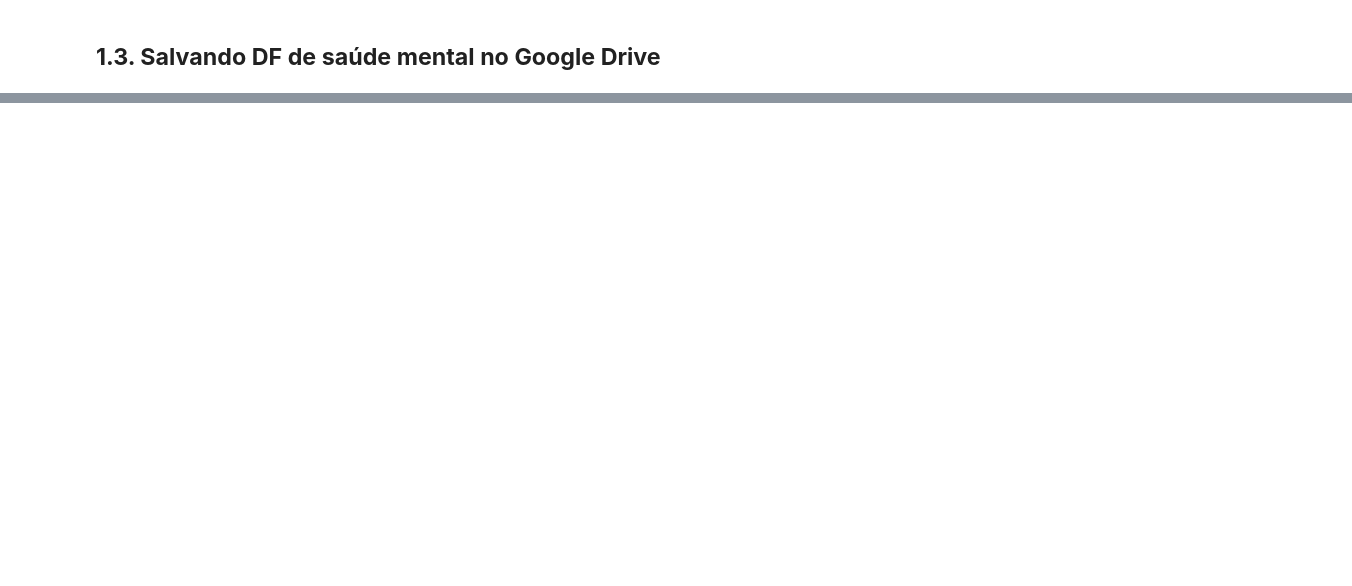
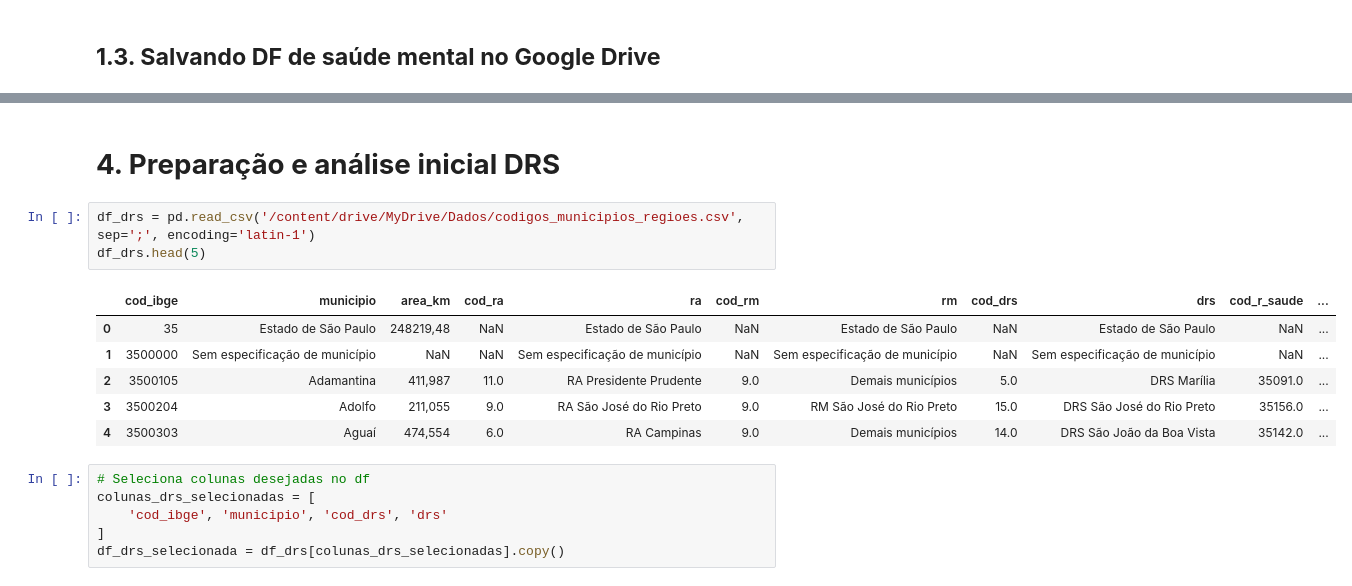
Before and after one commit to tinemyumi/saude-mental-datasus, a Jupyter notebook: notebooks/3.tratamento_dados_sihsus.ipynb, the cells around one changed output, grey strips where cells are left out. Cells and saved outputs as stored; diff of their text form; blank space fills up the shorter version.

```diff
--- a/notebooks/3.tratamento_dados_sihsus.ipynb
+++ b/notebooks/3.tratamento_dados_sihsus.ipynb
@@ -535,0 +577,18 @@ df_sp.to_csv('/content/drive/MyDrive/Dataframes/df_sih_sus_tratado/populacao_sp'
+# %% [markdown]
+# **4. Preparação e análise inicial DRS**
+# %%
+df_drs = pd.read_csv('/content/drive/MyDrive/Dados/codigos_municipios_regioes.csv', sep=';', encoding='latin-1')
+df_drs.head(5)
+# %% [output]
+|  | cod_ibge | municipio | area_km | cod_ra | ra | cod_rm | rm | cod_drs | drs | cod_r_saude | ... |
+| 0 | 35 | Estado de São Paulo | 248219,48 | NaN | Estado de São Paulo | NaN | Estado de São Paulo | NaN | Estado de São Paulo | NaN | ... |
+| 1 | 3500000 | Sem especificação de município | NaN | NaN | Sem especificação de município | NaN | Sem especificação de município | NaN | Sem especificação de município | NaN | ... |
+| 2 | 3500105 | Adamantina | 411,987 | 11.0 | RA Presidente Prudente | 9.0 | Demais municípios | 5.0 | DRS Marília | 35091.0 | ... |
+| 3 | 3500204 | Adolfo | 211,055 | 9.0 | RA São José do Rio Preto | 9.0 | RM São José do Rio Preto | 15.0 | DRS São José do Rio Preto | 35156.0 | ... |
+| 4 | 3500303 | Aguaí | 474,554 | 6.0 | RA Campinas | 9.0 | Demais municípios | 14.0 | DRS São João da Boa Vista | 35142.0 | ... |
+# %%
+# Seleciona colunas desejadas no df
+colunas_drs_selecionadas = [
+    'cod_ibge', 'municipio', 'cod_drs', 'drs'
+]
+df_drs_selecionada = df_drs[colunas_drs_selecionadas].copy()
```
Also changed, not shown: parts of 90 cells of this notebook.
